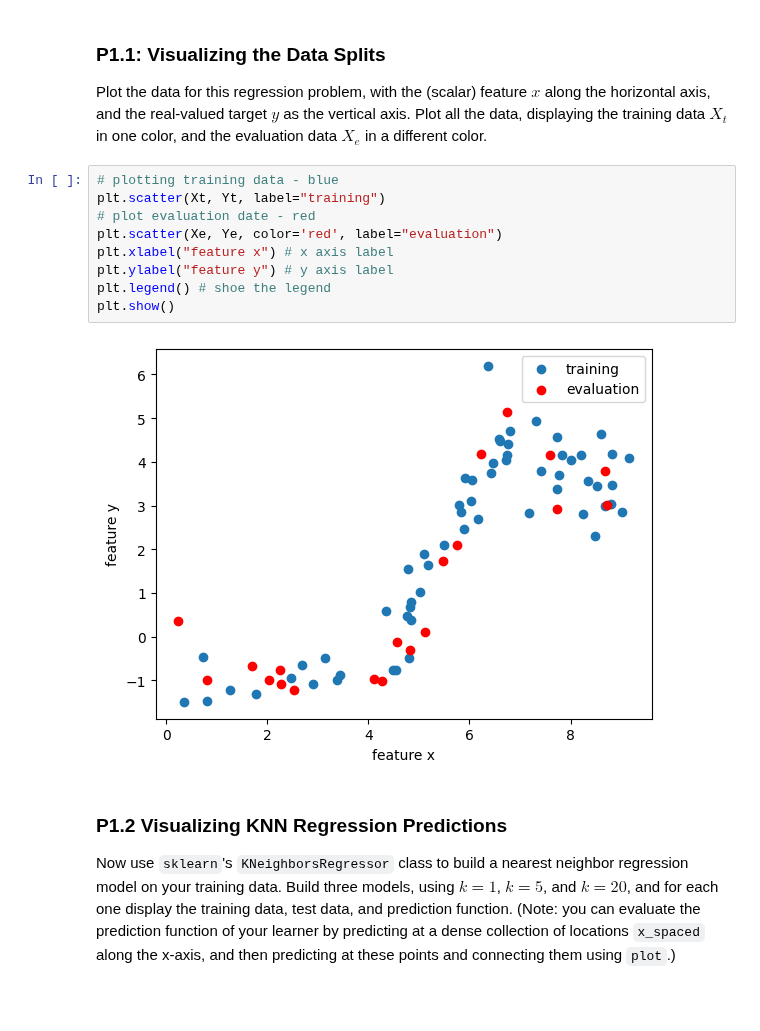
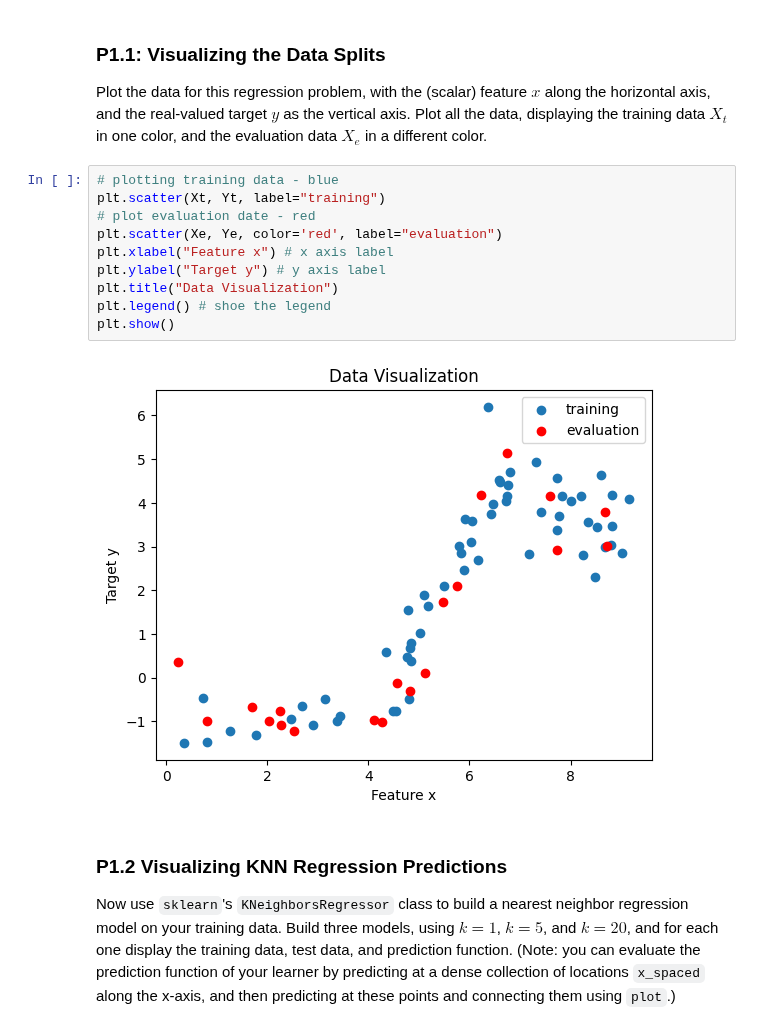
Before and after one commit to SarahAsad23/MachineLearning, a Jupyter notebook: HW2/cs273-hw2.ipynb, the cells around one changed output. Drawn from its saved outputs; the diff is of its cells as text; blank space fills up the shorter version.

```diff
--- a/HW2/cs273-hw2.ipynb
+++ b/HW2/cs273-hw2.ipynb
@@ -92,14 +92,15 @@ Plot the data for this regression problem, with the (scalar) feature $x$ along t
 # %%
 # plotting training data - blue
 plt.scatter(Xt, Yt, label="training")
 # plot evaluation date - red
 plt.scatter(Xe, Ye, color='red', label="evaluation")
-plt.xlabel("feature x") # x axis label
-plt.ylabel("feature y") # y axis label
+plt.xlabel("Feature x") # x axis label
+plt.ylabel("Target y") # y axis label
+plt.title("Data Visualization")
 plt.legend() # shoe the legend
 plt.show()
 # %% [output]
-[figure, old version]
+[figure, new version]
 # %% [markdown]
 ### P1.2 Visualizing KNN Regression Predictions
 
```
Also changed, not shown: parts of 17 cells of this notebook.
